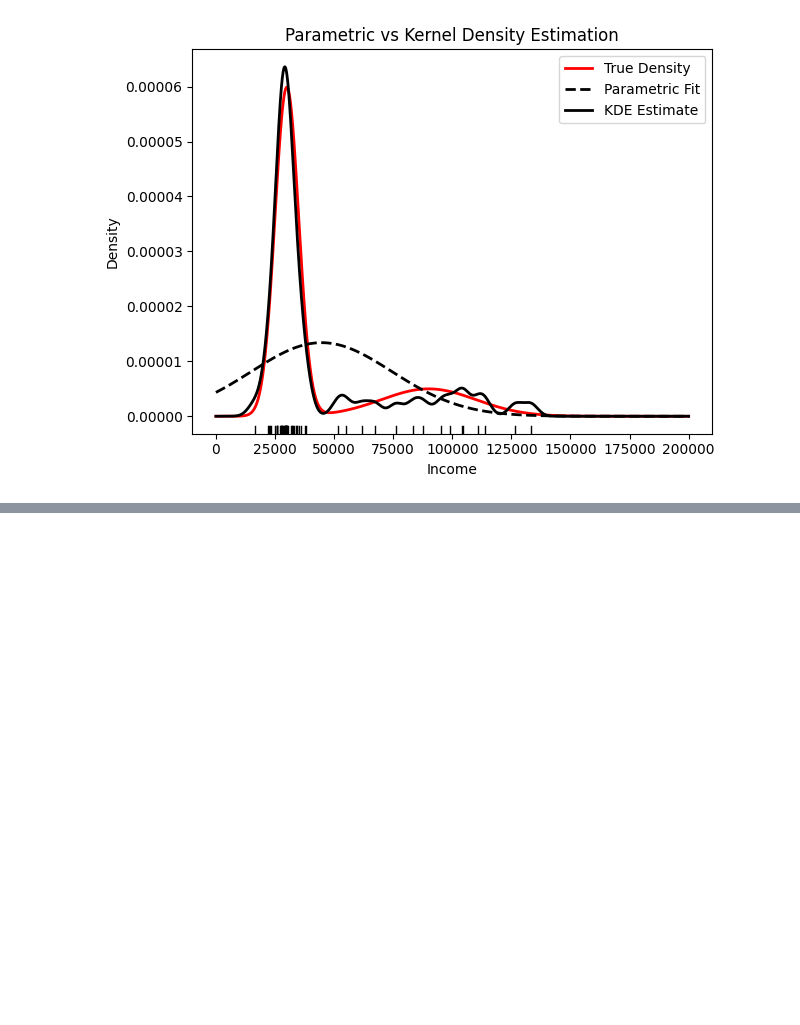
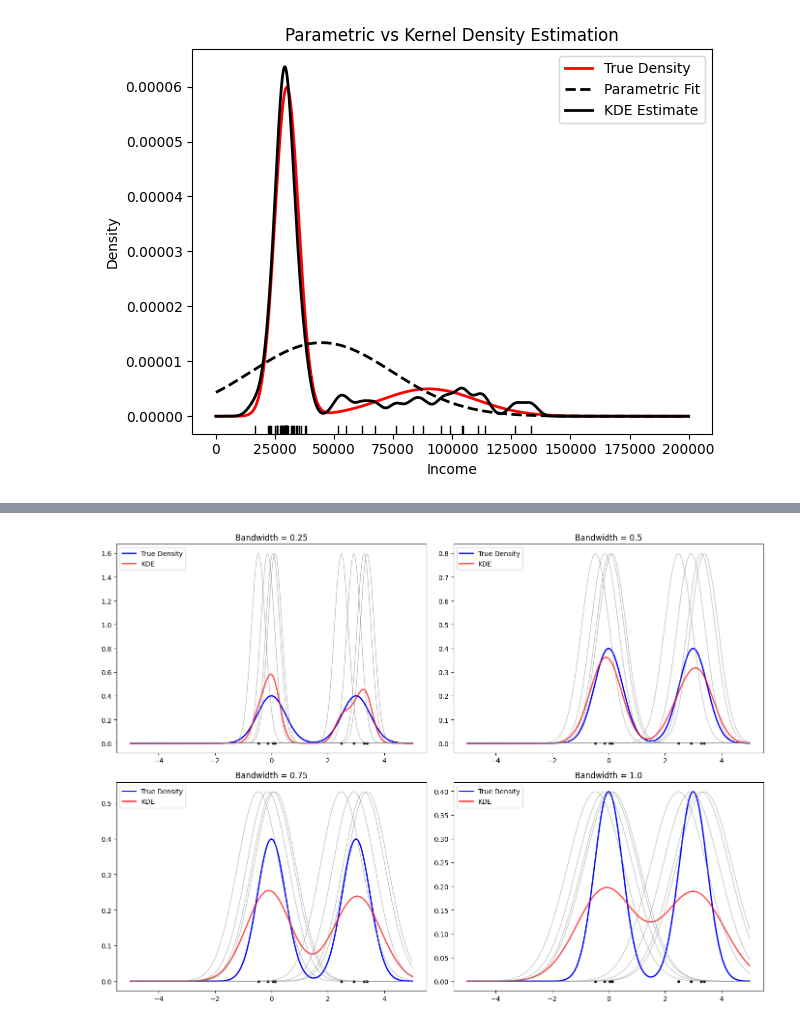
Before and after one commit to abalone88/nonparam-stats-proj, a Jupyter notebook: code/chp2-nonparam-density/intro.ipynb, the cells around one changed output, grey strips where cells are left out. Cells and saved outputs as stored; diff of their text form; code cells hidden in the pictures; blank space fills up the shorter version.

```diff
--- a/code/chp2-nonparam-density/intro.ipynb
+++ b/code/chp2-nonparam-density/intro.ipynb
@@ -65,0 +101,33 @@ plt.show()
+# %%
+np.random.seed(41)
+
+data_points = np.concatenate([np.random.normal(0, 0.5, 4),
+                              np.random.normal(3, 0.5, 4)])
+x_values = np.linspace(-5, 5, 1000)
+
+true_density = 0.5*norm.pdf(x_values, 0, 0.5) + 0.5*norm.pdf(x_values, 3, 0.5)
+
+
+fig, axs = plt.subplots(2, 2, figsize=(14, 10))
+bandwidths = np.linspace(0.25, 1, 4)
+axs = axs.flatten()
+
+for i, bandwidth in enumerate(bandwidths):
+    kde = np.sum([norm.pdf(x_values, point, bandwidth) for point in data_points], axis=0) / len(data_points)
+
+    axs[i].plot(x_values, true_density, label='True Density', linewidth=2, color='blue')
+    axs[i].plot(x_values, kde, 'r-', label='KDE', linewidth=2, color='red', alpha=0.7)
+
+    for point in data_points:
+        bump = norm.pdf(x_values, point, bandwidth)
+        axs[i].plot(x_values, bump, color='gray', linewidth=1, alpha=0.5)
+
+    axs[i].scatter(data_points, np.zeros(len(data_points)), color='k', s=10, alpha=1)
+    axs[i].set_title(f'Bandwidth = {bandwidth}')
+    axs[i].legend()
+
+plt.tight_layout()
+plt.savefig(os.path.join(plots_folder, 'bandwidth-kde.png'))
+plt.show()
+# %% [output]
+[figure, added]
```
Also changed, not shown: parts of 5 cells of this notebook.
